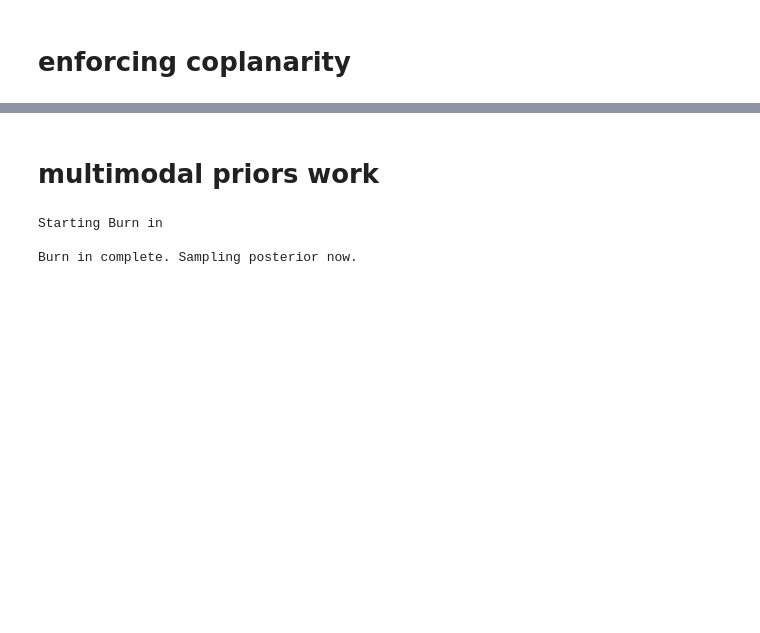
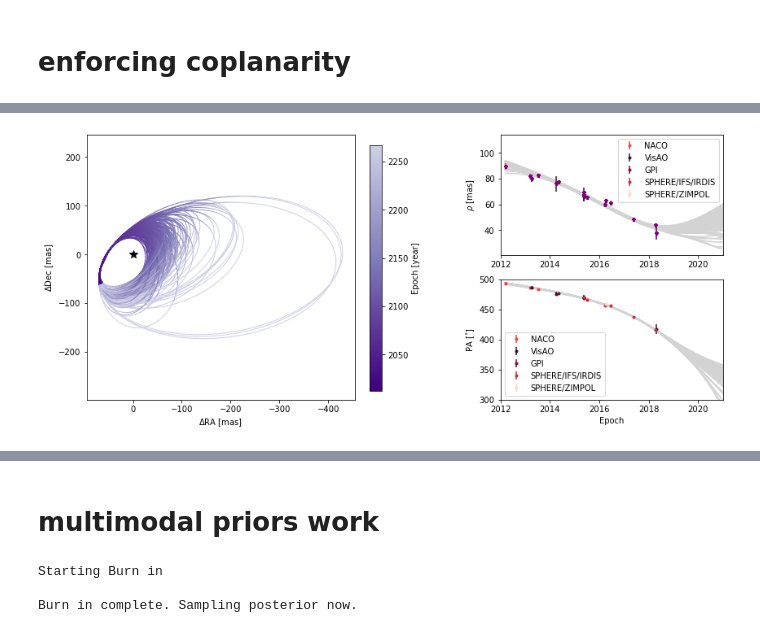
Before and after one commit to wbalmer/diskShapers, a Jupyter notebook: bayesianAstrometry/mutualInc.ipynb, the cells around one changed output, grey strips where cells are left out. Drawn from its saved outputs; the diff is of its cells as text; code cells hidden in the pictures; blank space fills up the shorter version.

```diff
--- a/bayesianAstrometry/mutualInc.ipynb
+++ b/bayesianAstrometry/mutualInc.ipynb
@@ -59,8 +59,16 @@ num_threads = mp.cpu_count() # or a different number if you prefer
 mcmc_sampler = sampler.MCMC(sys, num_temps=num_temps, num_walkers=num_walkers, num_threads=num_threads)
 
 # number of orbits
-n_orbs = 1e5*num_walkers
+n_orbs = 1e6*num_walkers
 burnin = 1e5
-_ = mcmc_sampler.run_sampler(int(n_orbs), burn_steps=int(burnin))
+_ = mcmc_sampler.run_sampler(int(n_orbs), burn_steps=int(burnin), thin=5)
+
+# save result as hdf5
+hdf5_filename='coplanar_posterior_thin.hdf5'
+import os
+# To avoid weird behaviours, delete saved file if it already exists from a previous run of this notebook
+if os.path.isfile(hdf5_filename):
+    os.remove(hdf5_filename)
+mcmc_sampler.results.save_results(hdf5_filename)
 # %% [output]
 Starting Burn in
@@ -106,0 +97,67 @@ corner_plot_fig = mcmc_sampler.results.plot_corner()
+# %%
+from astropy.time import Time
+import pandas as pd
+epochs = sys.data_table['epoch']
+epochs_yr = Time(epochs, format='mjd').decimalyear
+# grab data from Driver object
+data_tab = pd.read_csv('hd142-allast-full.csv')
+data_tab['yr'] = epochs_yr
+data_tab['pa'][data_tab['pa'] < 180] += 360
+data_tab['ra'], data_tab['dec'] = orbitize.system.seppa2radec(data_tab['sep'], data_tab['pa'])
+data_tab['ra_err'] = np.sqrt((data_tab['pa_err']/data_tab['pa'])**2 + (data_tab['sep_err']/data_tab['sep'])**2)*data_tab['ra']
+data_tab['dec_err'] = np.sqrt((data_tab['pa_err']/data_tab['pa'])**2 + (data_tab['sep_err']/data_tab['sep'])**2)*data_tab['dec']
+
+insts = []
+for inst in data_tab['inst']:
+    if inst not in insts:
+        insts.append(inst)
+instdict = {}
+for inst in insts:
+    inds = []
+    for i in data_tab.index:
+        if inst == data_tab['inst'].iloc[i]:
+            inds.append(i)
+    print(inst, inds)
+    instdict[inst] = data_tab.iloc[inds]
+
+orb_fig = mcmc_sampler.results.plot_orbits(
+    object_to_plot = 1, # Plot orbits for the first (and only, in this case) companion
+    num_orbits_to_plot= 200, # Will plot 100 randomly selected orbits of this companion
+    start_mjd=epochs[0], # Minimum MJD for colorbar (here we choose first data epoch)
+    plot_astrometry=False,
+#     data = sys.data_table,
+    mod180=True
+)
+colors = ['#ef473a', '#30122d', '#870734', '#cb2d3e', '#ffd6bf']
+ax_orb, ax_sep, ax_pa, ax_cbar  = orb_fig.axes
+c = 0
+for inst in insts:
+    data_tab = instdict[inst]
+    color = colors[c]
+    c += 1
+    # add data to sep panel
+    ax_sep.errorbar(
+        data_tab['yr'], data_tab['sep'], data_tab['sep_err'],
+        color=color,
+        linestyle='', fmt='o', zorder=3, label=inst, markersize=3
+    )
+
+    # add data to PA panel
+    ax_pa.errorbar(
+        data_tab['yr'], data_tab['pa'], data_tab['pa_err'],
+        color=color,
+        linestyle='', fmt='o', zorder=3, label=inst, markersize=3
+    )
+
+ax_orb.plot(0,0,marker="*",color='black',markersize=10)
+ax_sep.legend()
+ax_pa.legend()
+
+# zoom in a bit
+ax_sep.set_xlim(2012,2021)
+ax_pa.set_xlim(2012,2021)
+# ax_sep.set_ylim(113.5,118)
+ax_pa.set_ylim(300,500)
+plt.show()
+plt.savefig('hd142527B_coplanar.png', transparent=True, dpi=150) # This is matplotlib.figure.Figure.savefig()
+# %% [output]
@@ -106,0 +170 @@ corner_plot_fig = mcmc_sampler.results.plot_corner()
+[figure, added]
```
Also changed, not shown: parts of 6 cells of this notebook.
